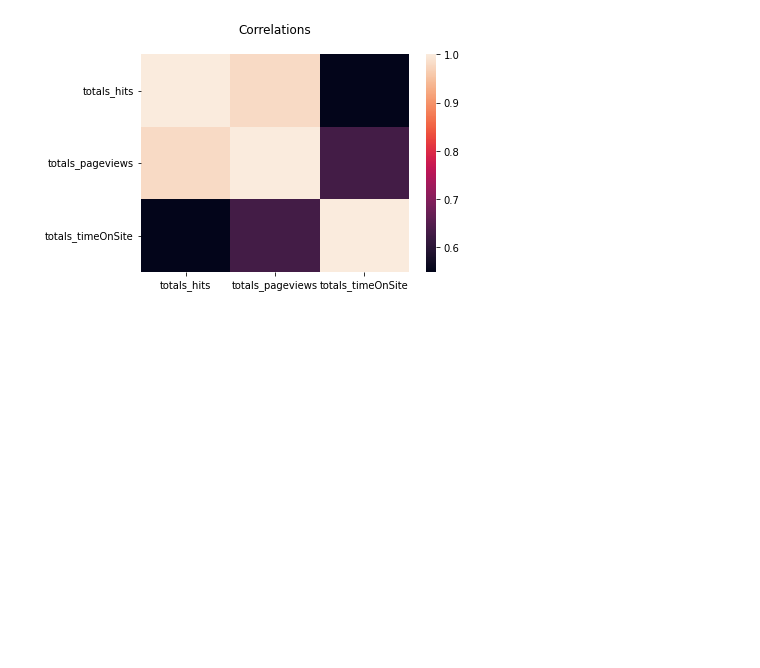
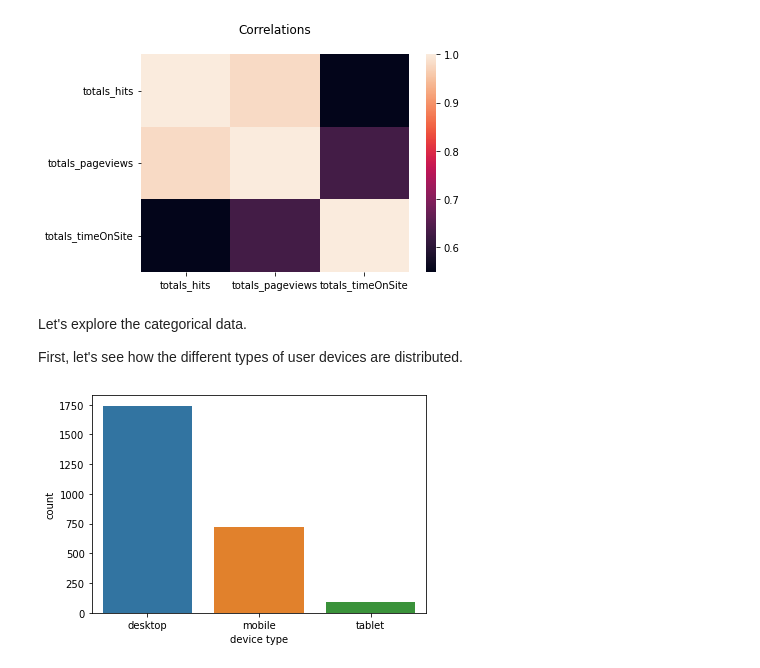
Before and after one commit to lamparelli/analytics_eda, a Jupyter notebook: eda.ipynb, the cells around one changed output. Drawn from its saved outputs; the diff is of its cells as text; code cells hidden in the pictures; blank space fills up the shorter version.

Commit message:
performed visualization on base dataset

```diff
--- a/eda.ipynb
+++ b/eda.ipynb
@@ -380,3 +380,13 @@ sns.heatmap(df.drop(columns=["id", "fullVisitorId"]).select_dtypes(include=np.nu
 # %% [output]
 <AxesSubplot:title={'center':'Correlations\n'}>
 [figure]
+# %% [markdown]
+Let's explore the categorical data.
+
+First, let's see how the different types of user devices are distributed.
+# %%
+ax = sns.countplot(data=df, x="device_deviceCategory", order=df.device_deviceCategory.value_counts().index)
+ax.set(xlabel="device type")
+plt.show()
+# %% [output]
+[figure, added]
```
Also changed, not shown: parts of 4 cells of this notebook.
